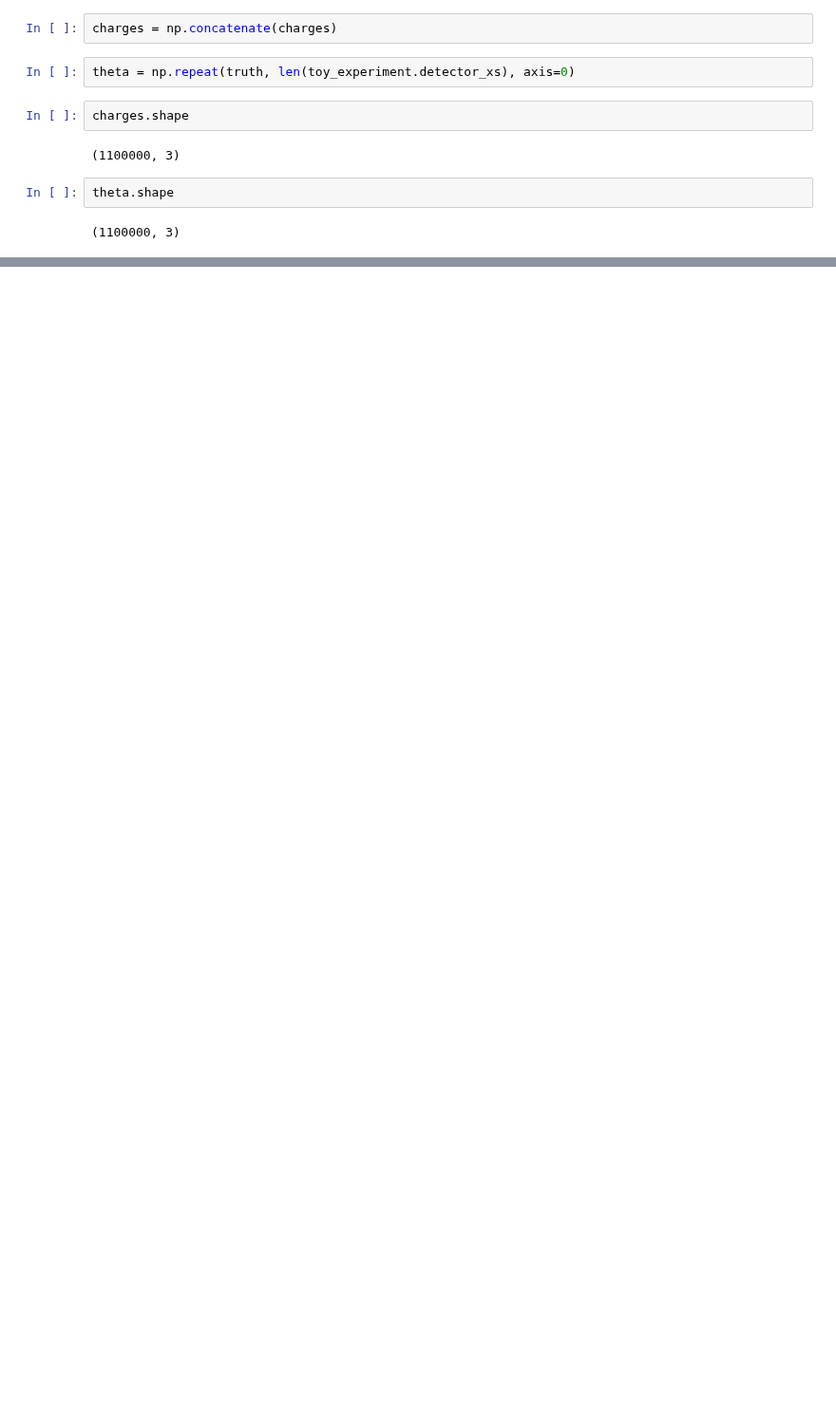
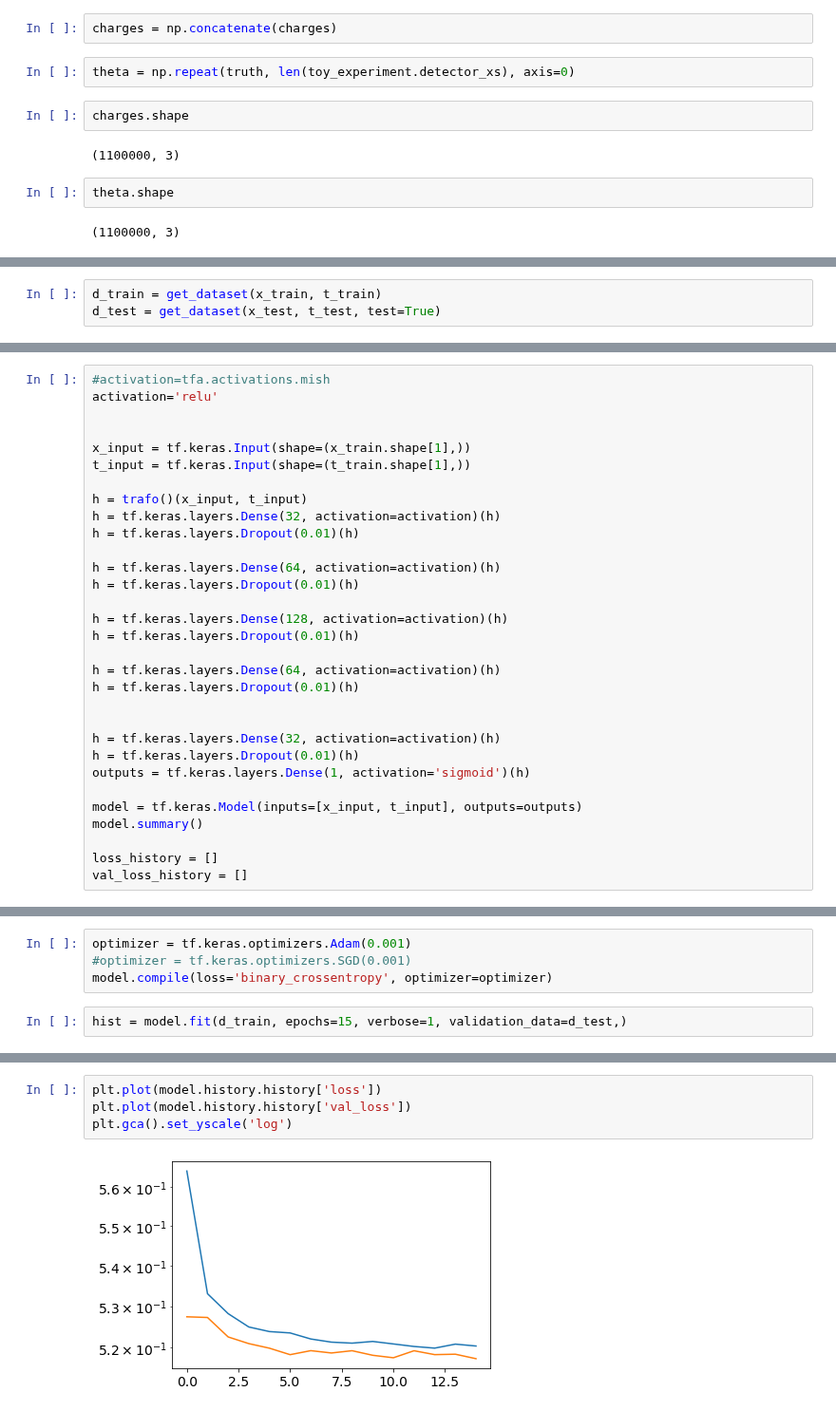
Before and after one commit to philippeller/freeDOM, a Jupyter notebook: notebooks/peller/EML_decomposition.ipynb, the cells around one changed output, grey strips where cells are left out. Shown at 95% size. Cells and saved outputs as stored; diff of their text form; blank space fills up the shorter version.

```diff
--- a/notebooks/peller/EML_decomposition.ipynb
+++ b/notebooks/peller/EML_decomposition.ipynb
@@ -411,0 +482,3 @@ np.save("charges_test_truths.npy", theta)
+# %%
+d_train = get_dataset(x_train, t_train)
+d_test = get_dataset(x_test, t_test, test=True)
@@ -411,0 +506,31 @@ np.save("charges_test_truths.npy", theta)
+# %%
+#activation=tfa.activations.mish
+activation='relu'
+
+
+x_input = tf.keras.Input(shape=(x_train.shape[1],))
+t_input = tf.keras.Input(shape=(t_train.shape[1],))
+
+h = trafo()(x_input, t_input)
+h = tf.keras.layers.Dense(32, activation=activation)(h)
+h = tf.keras.layers.Dropout(0.01)(h)
+
+h = tf.keras.layers.Dense(64, activation=activation)(h)
+h = tf.keras.layers.Dropout(0.01)(h)
+
+h = tf.keras.layers.Dense(128, activation=activation)(h)
+h = tf.keras.layers.Dropout(0.01)(h)
+
+h = tf.keras.layers.Dense(64, activation=activation)(h)
+h = tf.keras.layers.Dropout(0.01)(h)
+
+
+h = tf.keras.layers.Dense(32, activation=activation)(h)
+h = tf.keras.layers.Dropout(0.01)(h)
+outputs = tf.keras.layers.Dense(1, activation='sigmoid')(h)
+
+model = tf.keras.Model(inputs=[x_input, t_input], outputs=outputs)
+model.summary()
+
+loss_history = []
+val_loss_history = []
@@ -411,0 +555,6 @@ np.save("charges_test_truths.npy", theta)
+# %%
+optimizer = tf.keras.optimizers.Adam(0.001)
+#optimizer = tf.keras.optimizers.SGD(0.001)
+model.compile(loss='binary_crossentropy', optimizer=optimizer)
+# %%
+hist = model.fit(d_train, epochs=15, verbose=1, validation_data=d_test,)
@@ -411,0 +579,6 @@ np.save("charges_test_truths.npy", theta)
+# %%
+plt.plot(model.history.history['loss'])
+plt.plot(model.history.history['val_loss'])
+plt.gca().set_yscale('log')
+# %% [output]
+[figure, added]
```
Also changed, not shown: parts of 34 cells of this notebook.
